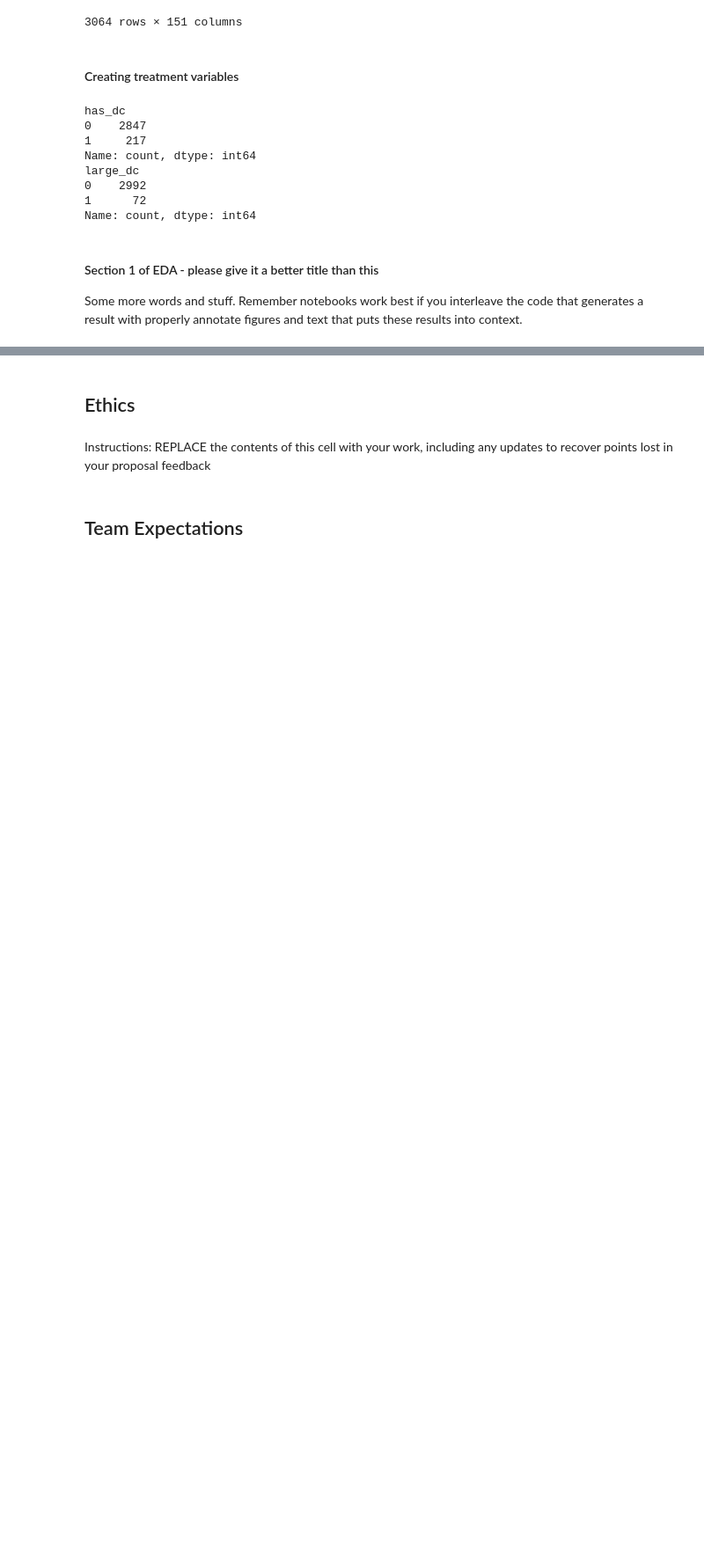
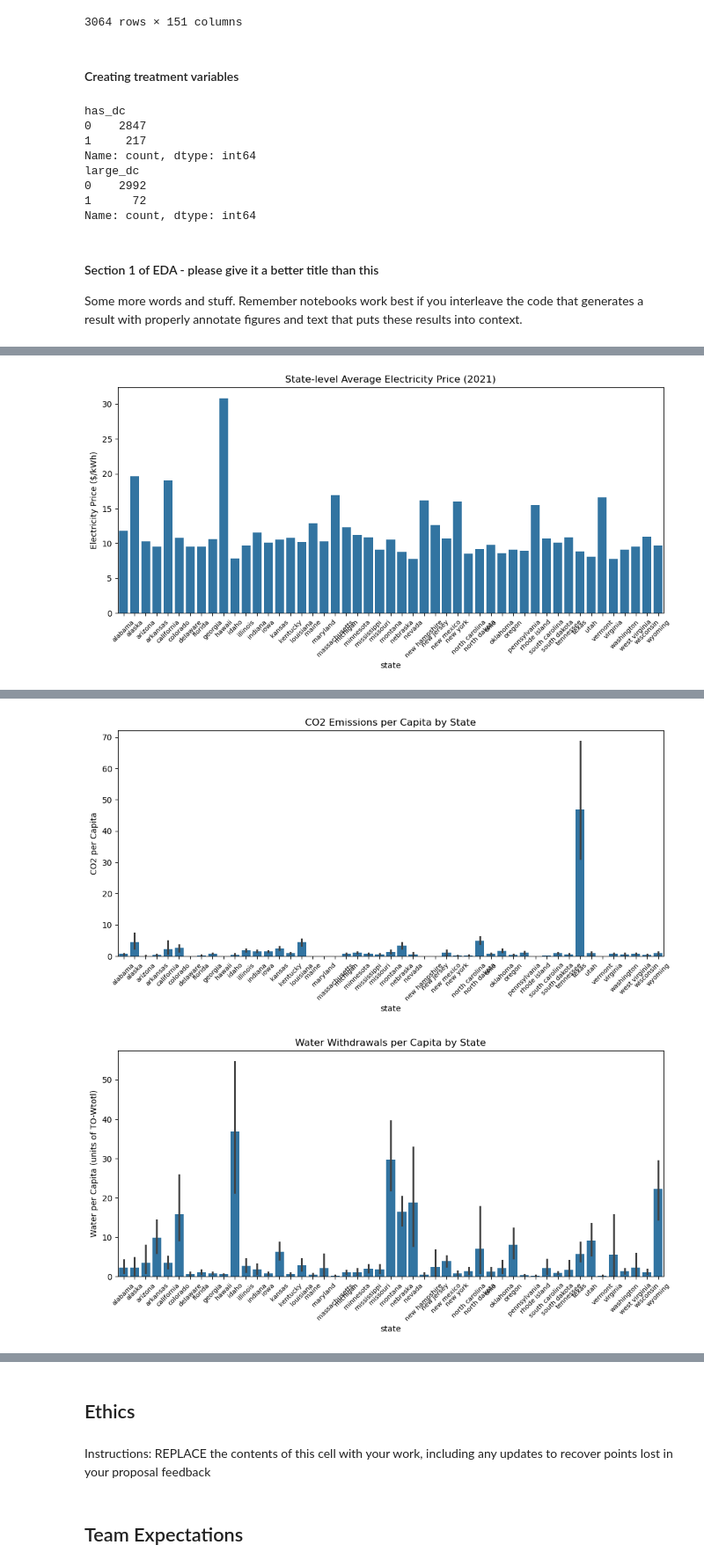
Before and after one commit to COGS108/Group147_WI26, a Jupyter notebook: 02-EDACheckpoint.ipynb, the cells around one changed output, grey strips where cells are left out. Shown at 88% size. Cells and saved outputs as stored; diff of their text form; code cells hidden in the pictures; blank space fills up the shorter version.

```diff
--- a/02-EDACheckpoint.ipynb
+++ b/02-EDACheckpoint.ipynb
@@ -130,7 +159,7 @@ df_water = pd.read_csv("data/02-processed/df_water_clean.csv")
 df_electricity = pd.read_csv("data/02-processed/df_electricity_clean.csv")
 # %%
 # df emissions
-df_co2 = df_emissions[(df_emissions['sector-name']=='Industrial carbon dioxide emissions') & (df_emissions['year']==2021) & (df_co2['fuel-name'] == 'All Fuels')]
+df_co2 = df_emissions[(df_emissions['sector-name']=='Industrial carbon dioxide emissions') & (df_emissions['year']==2021) & (df_emissions['fuel-name'] == 'All Fuels')]
 df_co2 = df_co2.rename(columns={
     'state-name': 'state',
 })
@@ -294,0 +326,67 @@ Some more words and stuff.  Remember notebooks work best if you interleave the c
+# %%
+import statsmodels.formula.api as smf
+import matplotlib.pyplot as plt
+import seaborn as sns
+
+# 1. Create derived columns
+# CO2 per capita (if TP-TotPop exists)
+if 'TP-TotPop' in df.columns:
+    df['co2_per_capita'] = df['value'] / df['TP-TotPop']
+else:
+    df['co2_per_capita'] = df['value']  # fallback if no population column
+
+# CO2 per GDP
+df['co2_per_gdp'] = df['value'] / df['gdp2022']
+
+# Water withdrawals per capita (using TO-Wtotl)
+df['water_per_capita'] = df['TO-Wtotl'] / df['TP-TotPop'] if 'TP-TotPop' in df.columns else df['TO-Wtotl']
+
+
+# 2. State-level electricity prices
+state_elec = df.groupby('state')['elec_price_2021'].mean().reset_index()
+
+plt.figure(figsize=(12,5))
+sns.barplot(data=state_elec, x='state', y='elec_price_2021')
+plt.xticks(rotation=45, fontsize=8)
+plt.title("State-level Average Electricity Price (2021)")
+plt.ylabel("Electricity Price ($/kWh)")
+plt.show()
+
+# Regression model for CO2 per capita
+
+# Uses has_dc, gdp2022, total water, and state
+model_co2 = smf.ols(
+    'co2_per_capita ~ has_dc + gdp2022 + Q("TO-Wtotl") + C(state)',
+    data=df
+).fit()
+
+print(model_co2.summary())
+
+# Visualizations
+
+# CO2 per capita by state
+plt.figure(figsize=(12,5))
+sns.barplot(data=df, x='state', y='co2_per_capita')
+plt.xticks(rotation=45, fontsize=8)
+plt.title("CO2 Emissions per Capita by State")
+plt.ylabel("CO2 per Capita")
+plt.show()
+
+# Water per capita by state
+plt.figure(figsize=(12,5))
+sns.barplot(data=df, x='state', y='water_per_capita')
+plt.xticks(rotation=45, fontsize=8)
+plt.title("Water Withdrawals per Capita by State")
+plt.ylabel("Water per Capita (units of TO-Wtotl)")
+plt.show()
+
+# CO2 vs Water scatterplot
+plt.figure(figsize=(7,5))
+sns.scatterplot(data=df, x='water_per_capita', y='co2_per_capita', hue='state')
+plt.title("CO2 per Capita vs Water per Capita")
+plt.xlabel("Water per Capita")
+plt.ylabel("CO2 per Capita")
+plt.legend(bbox_to_anchor=(1.05, 1), loc=2)
+plt.show()
+# %% [output]
+[figure, added]
@@ -294,0 +410,2 @@ Some more words and stuff.  Remember notebooks work best if you interleave the c
+[figure, added]
+[figure, added]
```
Also changed, not shown: parts of 12 cells of this notebook, 1 other file.
